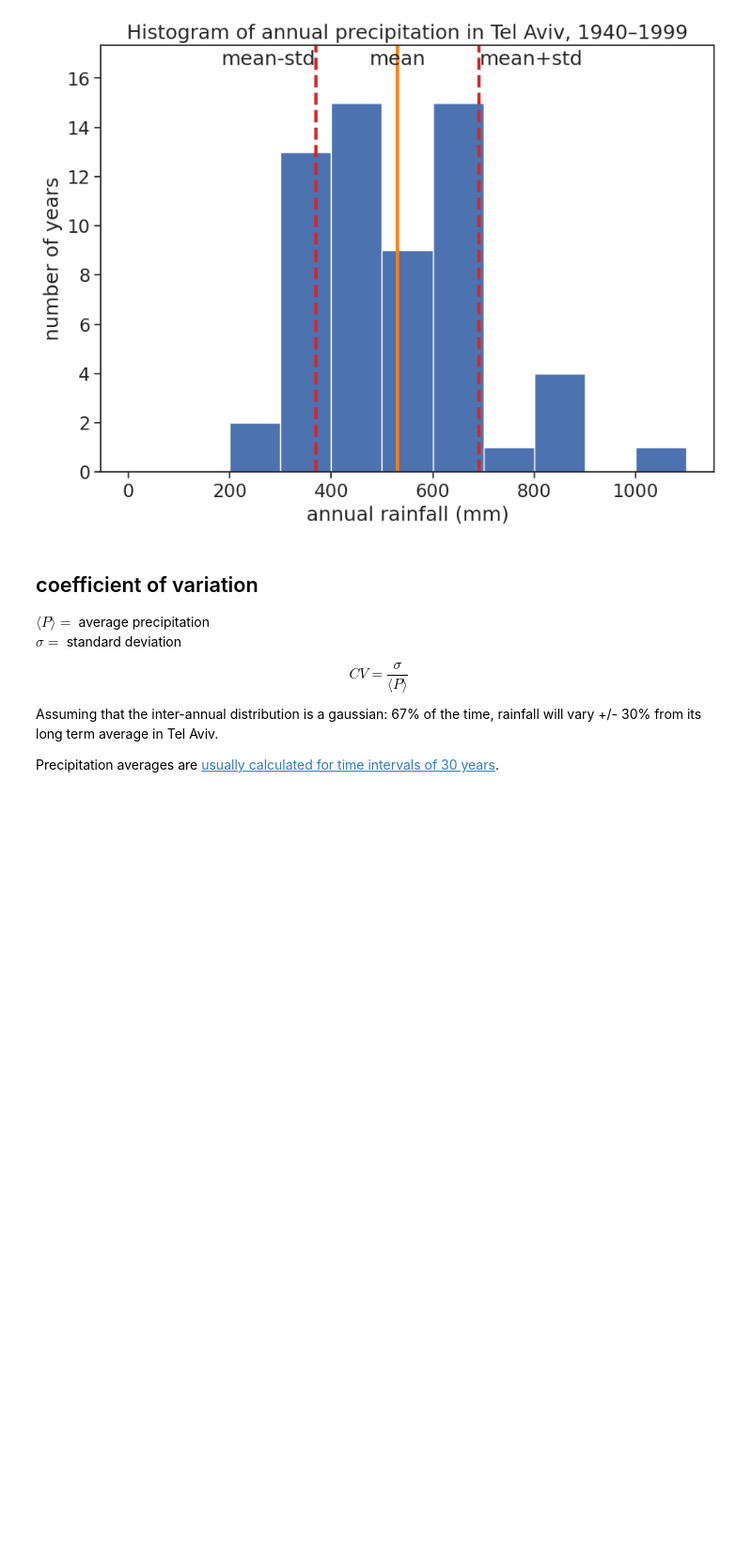
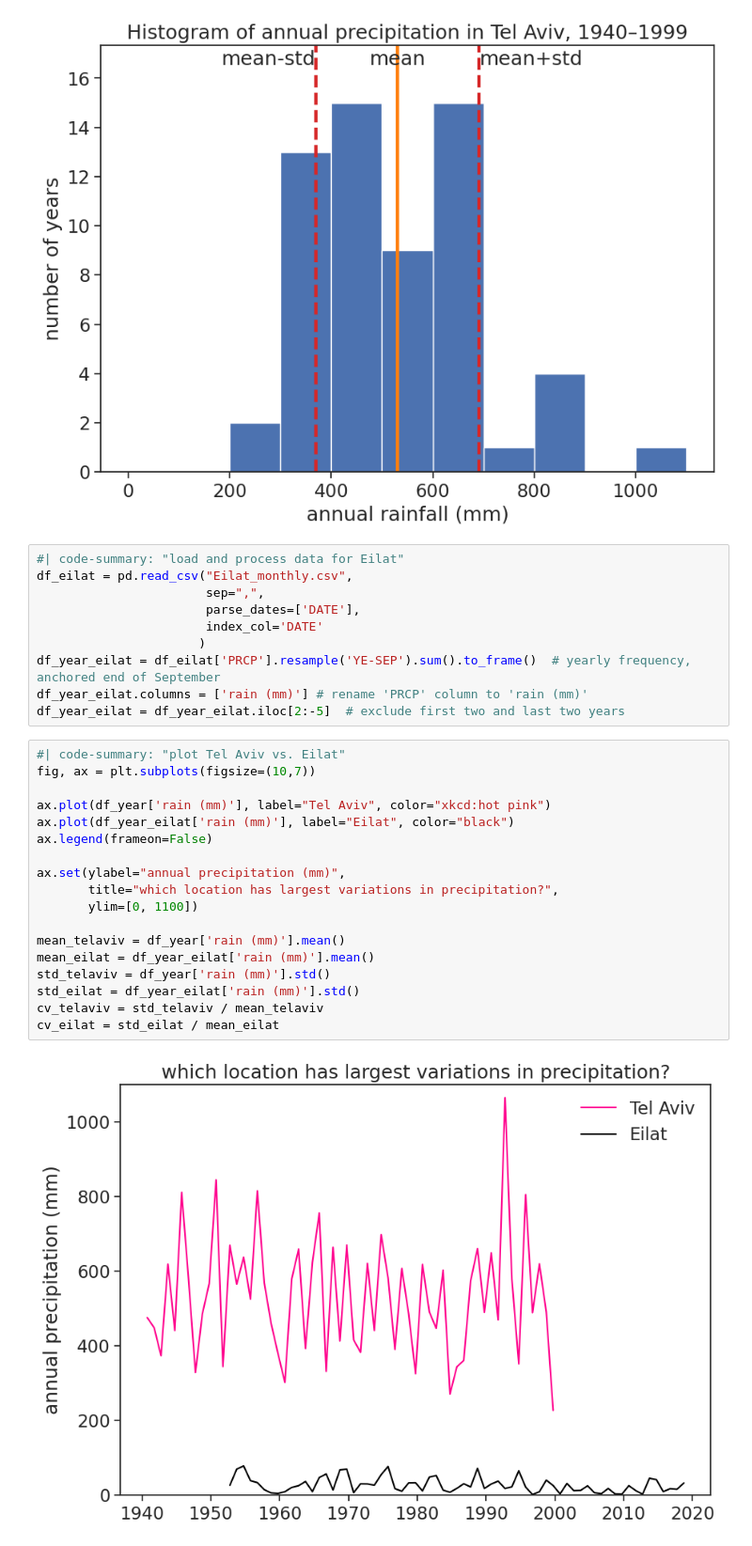
Before and after one commit to yairmau/surface-hydrology, a Jupyter notebook: precipitation/interannual-lecture.ipynb, the cells around one changed output. Shown at 94% size. Drawn from its saved outputs; the diff is of its cells as text; blank space fills up the shorter version.

```diff
--- a/precipitation/interannual-lecture.ipynb
+++ b/precipitation/interannual-lecture.ipynb
@@ -154,14 +154,33 @@ ax.set(title="Histogram of annual precipitation in Tel Aviv, 1940–1999",
 # plt.savefig("histogram_tel_aviv_with_mean_and_std.png")
 # %% [output]
 [figure]
-# %% [markdown]
-## coefficient of variation
-
-$\langle{P}\rangle=$ average precipitation
-$\sigma=$ standard deviation
-
-$$CV = \frac{\sigma}{\langle{P}\rangle}$$
-
-Assuming that the inter-annual distribution is a gaussian: 67% of the time, rainfall will vary +/- 30% from its long term average in Tel Aviv.
-
-Precipitation averages are [usually calculated for time intervals of 30 years](https://www.ncdc.noaa.gov/news/defining-climate-normals-new-ways).
+# %%
+#| code-summary: "load and process data for Eilat"
+df_eilat = pd.read_csv("Eilat_monthly.csv",
+                       sep=",",
+                       parse_dates=['DATE'],
+                       index_col='DATE'
+                      )
+df_year_eilat = df_eilat['PRCP'].resample('YE-SEP').sum().to_frame()  # yearly frequency, anchored end of September
+df_year_eilat.columns = ['rain (mm)'] # rename 'PRCP' column to 'rain (mm)'
+df_year_eilat = df_year_eilat.iloc[2:-5]  # exclude first two and last two years
+# %%
+#| code-summary: "plot Tel Aviv vs. Eilat"
+fig, ax = plt.subplots(figsize=(10,7))
+
+ax.plot(df_year['rain (mm)'], label="Tel Aviv", color="xkcd:hot pink")
+ax.plot(df_year_eilat['rain (mm)'], label="Eilat", color="black")
+ax.legend(frameon=False)
+
+ax.set(ylabel="annual precipitation (mm)",
+       title="which location has largest variations in precipitation?",
+       ylim=[0, 1100])
+
+mean_telaviv = df_year['rain (mm)'].mean()
+mean_eilat = df_year_eilat['rain (mm)'].mean()
+std_telaviv = df_year['rain (mm)'].std()
+std_eilat = df_year_eilat['rain (mm)'].std()
+cv_telaviv = std_telaviv / mean_telaviv
+cv_eilat = std_eilat / mean_eilat
+# %% [output]
+[figure, added]
```
Also changed, not shown: parts of 6 cells of this notebook, 42 other files.
